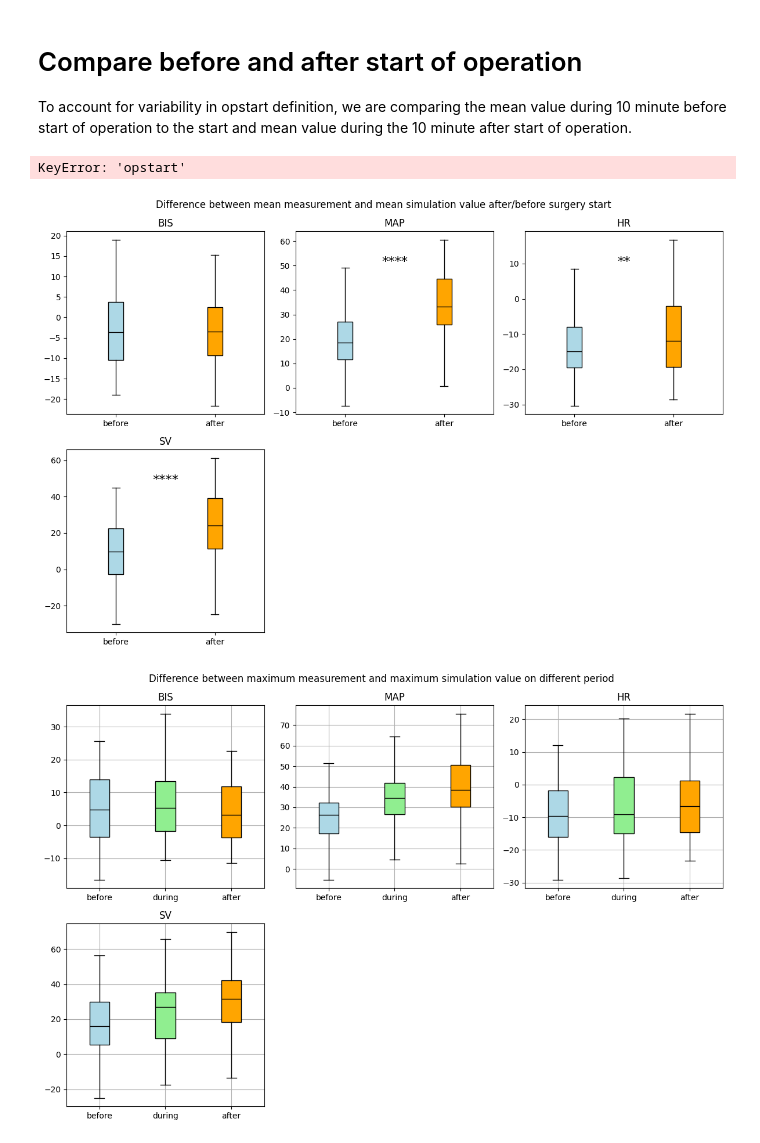
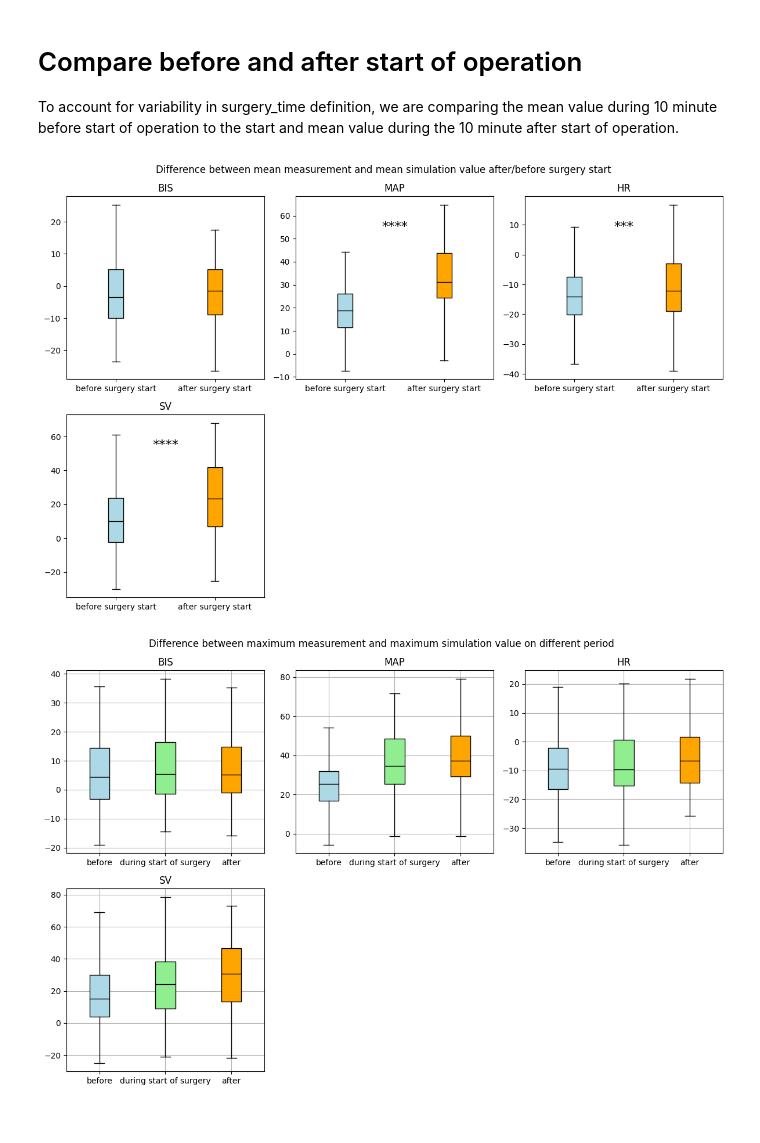
Before and after one commit to AnesthesiaSimulation/stimuli_effect_identification, a Jupyter notebook: example/raw_model_vs_data.ipynb, the cells around one changed output. Drawn from its saved outputs; the diff is of its cells as text; code cells hidden in the pictures.

```diff
--- a/example/raw_model_vs_data.ipynb
+++ b/example/raw_model_vs_data.ipynb
@@ -26,2 +18,14 @@ data_simu.to_csv('data/simulated_vitaldb_no_stimuli.csv')
+# %%
+if pathlib.Path("data/simulated_vitaldb_no_stimuli.csv").exists():
+    data_simu = pd.read_csv("data/simulated_vitaldb_no_stimuli.csv")
+else:
+    data_simu = dataset_simulation(
+        data_measure,
+        bar=True,
+        dist_profil=None,
+    )
+    data_simu.to_csv('data/simulated_vitaldb_no_stimuli.csv')
 # %%
+data_simu = data_simu.add_suffix('_sim', )
+data_simu = data_simu.rename(index=str, columns={'Time_sim':'Time', 'caseid_sim':'caseid'})
 data = pd.merge(data_simu, data_measure, on=['caseid', 'Time'])
@@ -28,7 +48,7 @@ data = pd.merge(data_simu, data_measure, on=['caseid', 'Time'])
 # %% [markdown]
 # Compare before and after start of operation
 
-To account for variability in opstart definition, we are comparing the mean value during 10 minute before start of operation to the start and mean value during the 10 minute after start of operation.
+To account for variability in surgery_time definition, we are comparing the mean value during 10 minute before start of operation to the start and mean value during the 10 minute after start of operation.
 # %%
 signal_list = ['BIS', 'MAP', 'HR', 'SV']
 list_of_df = []
@@ -37,14 +57,14 @@ min_period = 5 # exclude min_period minute before and after
 for caseid, data_case in data.groupby('caseid'):
     data_case.reset_index(inplace=True)
 
-    # opstart values
-    opstart = int(data_case['surgery_time'].iloc[0])
-    # if opstart>60*60:
-    #     print(f"case {caseid} opstart too long")
+    # surgery_time values
+    surgery_time = int(data_case['surgery_time'].iloc[0])
+    # if surgery_time>60*60:
+    #     print(f"case {caseid} surgery_time too long")
     #     continue
-    data_before = data_case.iloc[opstart - max_period*60: opstart-min_period*60]
-    data_after = data_case.iloc[opstart+min_period*60: opstart + max_period*60]
-    data_during = data_case.iloc[opstart-min_period*60: opstart + min_period*60]
+    data_before = data_case.iloc[surgery_time - max_period*60: surgery_time-min_period*60]
+    data_after = data_case.iloc[surgery_time+min_period*60: surgery_time + max_period*60]
+    data_during = data_case.iloc[surgery_time-min_period*60: surgery_time + min_period*60]
     line = data_case.loc[0,['caseid', 'age', 'weight', 'height', 'bmi', 'sex', 'approach']]
     line = pd.DataFrame(line).transpose()
     for signal in signal_list:
@@ -53,16 +73,16 @@ for caseid, data_case in data.groupby('caseid'):
         line.insert(0, f"{signal}_diff_max_before", data_before[signal].max() - data_before[f"{signal}_sim"].max())
         line.insert(0, f"{signal}_diff_max_after", data_after[signal].max() - data_after[f"{signal}_sim"].max())
         line.insert(0, f"{signal}_diff_max_during", data_during[signal].max() - data_during[f"{signal}_sim"].max())
-    line.insert(0, 'remi_ce_opstart', data_case['Ce_remi'].iloc[opstart])
-    line.insert(0, 'propo_ce_opstart', data_case['Ce_prop'].iloc[opstart])
+    line.insert(0, 'remi_ce_opstart', data_case['Ce_Remi'].iloc[surgery_time])
+    line.insert(0, 'propo_ce_opstart', data_case['Ce_Prop'].iloc[surgery_time])
 
     # intubation values
     intubation_time = int(data_case['intubation_time'].iloc[0])
     data_during = data_case.iloc[intubation_time-min_period*60: intubation_time + min_period*60]
     for signal in signal_list:
         line.insert(0, f"{signal}_diff_max_during_intub", data_during[signal].max() - data_during[f"{signal}_sim"].max())
-    line.insert(0, 'remi_ce_intub', data_case['Ce_remi'].iloc[intubation_time])
-    line.insert(0, 'propo_ce_intub', data_case['Ce_prop'].iloc[intubation_time])
+    line.insert(0, 'remi_ce_intub', data_case['Ce_Remi'].iloc[intubation_time])
+    line.insert(0, 'propo_ce_intub', data_case['Ce_Prop'].iloc[intubation_time])
     line.insert(0, 'tol_intub', data_case['TOL_sim'].iloc[intubation_time])
 
     list_of_df.append(line)
@@ -75,8 +95,6 @@ result_df =  pd.concat(
 
 result_df_intub = result_df.copy()
 # result_df = result_df.query('approach=="Open"')
-# %% [output]
-KeyError: 'opstart'
 # %%
 plt.figure(figsize=(12, 8))
 
@@ -92,7 +110,7 @@ for i, signal in enumerate(signal_list):
     for median in bplot['medians']:
         median.set_color('black')
 
-    plt.xticks([1, 2], labels=['before', 'after'])
+    plt.xticks([1, 2], labels=['before surgery start', 'after surgery start'])
     plt.title(signal)
     stat, p_two_tailed = ttest_rel(after, before, nan_policy='omit')  # note: after - before
 
@@ -124,32 +142,32 @@ plt.suptitle("Difference between mean measurement and mean simulation value afte
 plt.tight_layout()
 plt.show()
 # %% [output]
-[figure, old version]
+[figure, new version]
 # %%
 plt.figure(figsize=(12, 8))
 result_df
 for i, signal in enumerate(signal_list):
     plt.subplot(2, 3, i + 1)
 
     before = result_df[f'{signal}_diff_max_before']
     during = result_df[f'{signal}_diff_max_during']
     after = result_df[f'{signal}_diff_max_after']
 
     bplot = plt.boxplot([before, during, after], patch_artist=True, showfliers=False)
     for patch, color in zip(bplot['boxes'], ['lightblue', 'lightgreen', 'orange']):
         patch.set_facecolor(color)
     for median in bplot['medians']:
         median.set_color('black')
 
-    plt.xticks([1, 2, 3], labels=['before', 'during', 'after'])
+    plt.xticks([1, 2, 3], labels=['before', 'during start of surgery', 'after'])
     plt.title(signal)
     plt.grid()
 
 plt.suptitle("Difference between maximum measurement and maximum simulation value on different period ")
 plt.tight_layout()
 plt.show()
 # %% [output]
-[figure, old version]
+[figure, new version]
 # %%
 for i, signal in enumerate(signal_list):
     plt.subplot(2, 3, i + 1)
```
Also changed, not shown: parts of 10 cells of this notebook, 5 other files.
